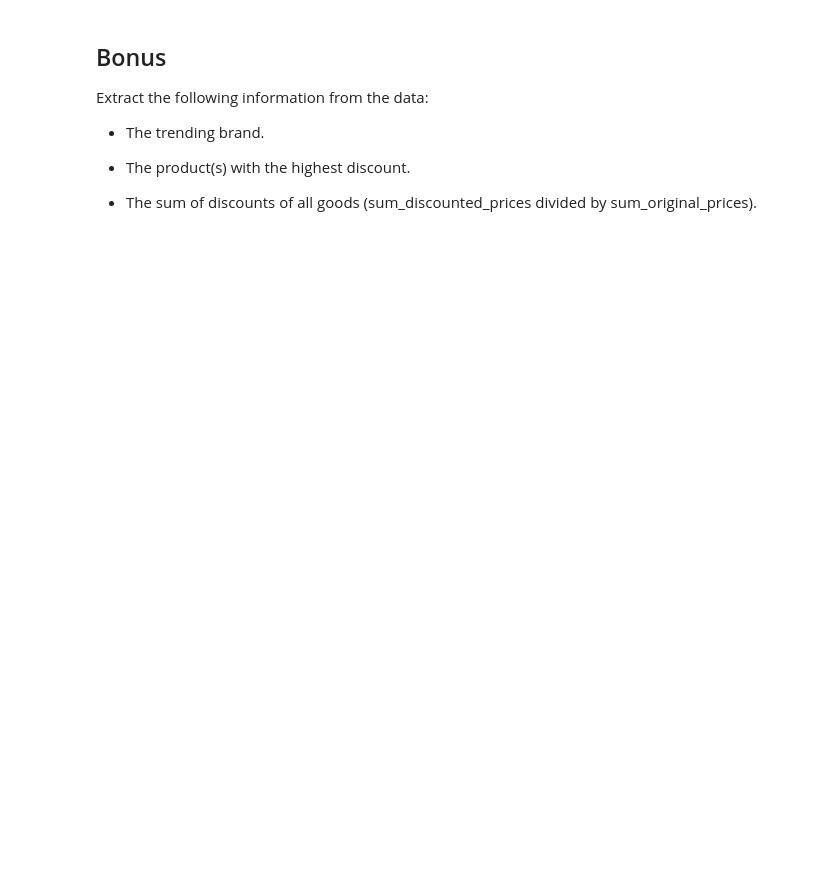
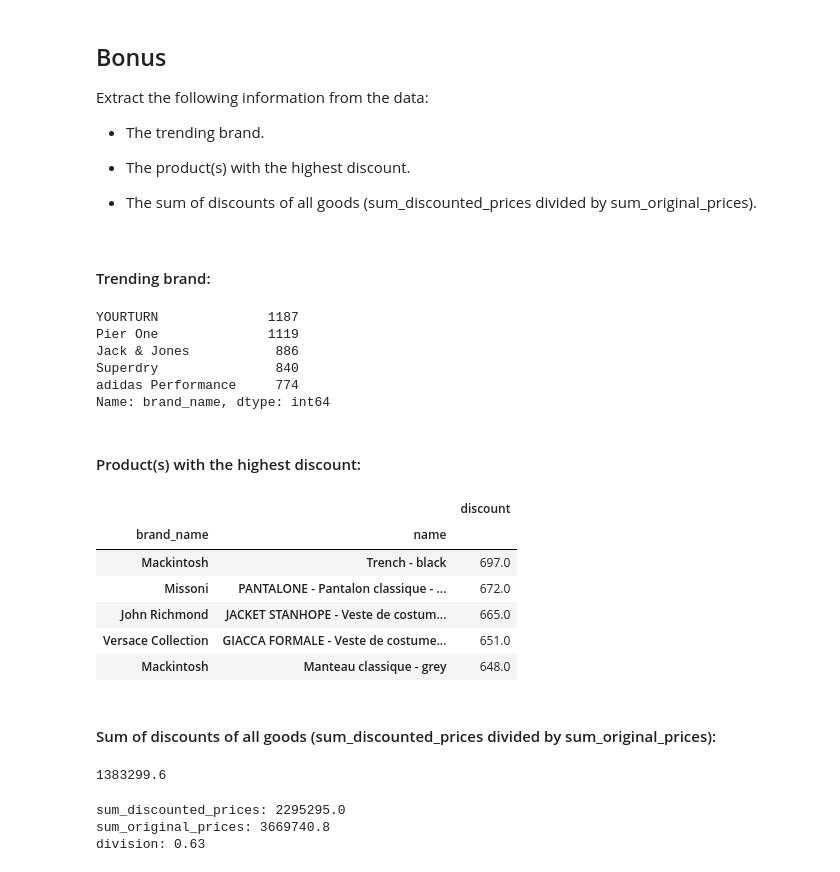
Before and after one commit to ta-datapt-bcn/lab-parsing-API-data, a Jupyter notebook: your-code/main.ipynb, the cells around one changed output. Drawn from its saved outputs; the diff is of its cells as text; code cells hidden in the pictures; blank space fills up the shorter version.

```diff
--- a/your-code/main.ipynb
+++ b/your-code/main.ipynb
@@ -49,0 +128,13 @@ Extract the following information from the data:
+# %% [markdown]
+#### Trending brand:
+# %%
+df['brand_name'].value_counts().head()
+# %% [output]
+YOURTURN              1187
+Pier One              1119
+Jack & Jones           886
+Superdry               840
+adidas Performance     774
+Name: brand_name, dtype: int64
+# %% [markdown]
+#### Product(s) with the highest discount:
@@ -49,0 +151,21 @@ Extract the following information from the data:
+# %%
+df['discount'] = df['price.original'] - df['price.promotional']
+# %%
+pivot_discount = pd.pivot_table(df, values=['discount'],
+                                index=['brand_name','name']).sort_values(by='discount',
+                                                            ascending=False)
+pivot_discount.head()
+# %% [output]
+|  |  | discount |
+| brand_name | name |  |
+| Mackintosh | Trench - black | 697.0 |
+| Missoni | PANTALONE - Pantalon classique - ... | 672.0 |
+| John Richmond | JACKET STANHOPE - Veste de costum... | 665.0 |
+| Versace Collection | GIACCA FORMALE - Veste de costume... | 651.0 |
+| Mackintosh | Manteau classique - grey | 648.0 |
+# %% [markdown]
+#### Sum of discounts of all goods (sum_discounted_prices divided by sum_original_prices):
+# %%
+df['discount'].sum()
+# %% [output]
+1383299.6
@@ -49,0 +176,8 @@ Extract the following information from the data:
+# %%
+print('sum_discounted_prices:', a)
+print('sum_original_prices:', b)
+print('division:', c.round(2))
+# %% [output]
+sum_discounted_prices: 2295295.0
+sum_original_prices: 3669740.8
+division: 0.63
```
Also changed, not shown: parts of 16 cells of this notebook, 1 other file.
